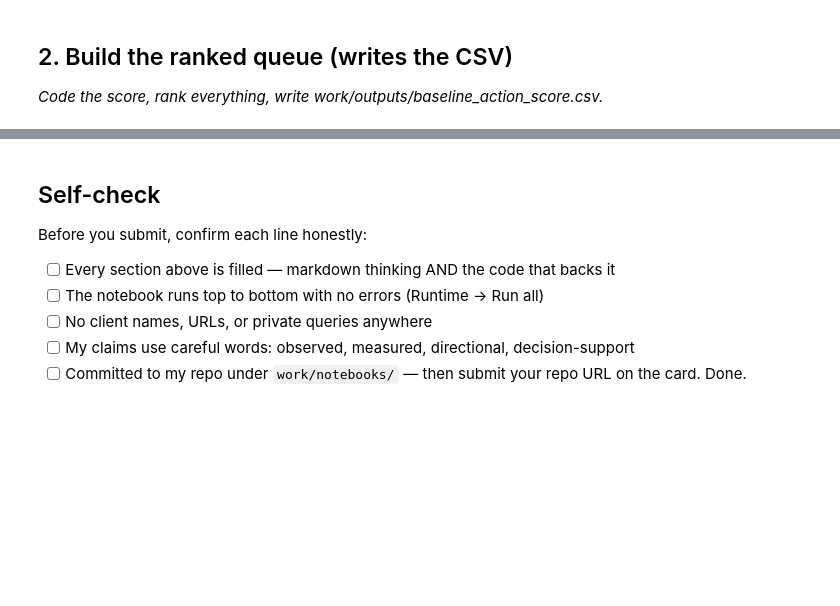
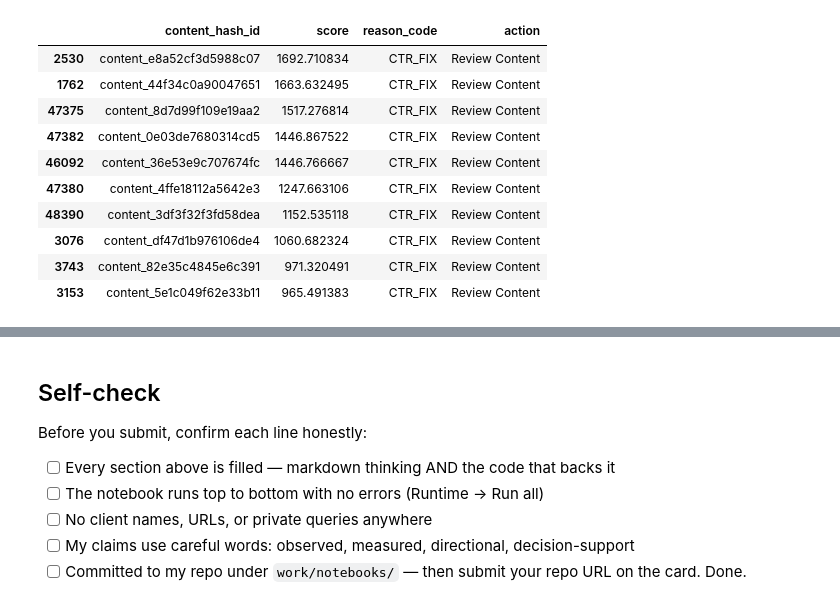
Before and after one commit to Syed-Hunain-Naqvi/Flyrank-Internship, a Jupyter notebook: work/notebooks/w04_baseline_score.ipynb, the cells around one changed output, grey strips where cells are left out. Saved outputs shown, nothing was run; the diff lists cells and outputs as text; code cells hidden in the pictures; blank space fills up the shorter version.

```diff
--- a/work/notebooks/w04_baseline_score.ipynb
+++ b/work/notebooks/w04_baseline_score.ipynb
@@ -13,7 +205,23 @@ This skeleton is yours to fill. Work the sections **in order** — each one has
 # %%
 # This cell is for CODE (numbers, a query, a check).
 # Write your text answer in the cell ABOVE this one — typing sentences here breaks Run All.
+top10 = df.head(10)
+
+top10[[
+    "content_hash_id",
+    "score",
+    "reason_code",
+    "action"
+]]
+# %% [output]
+|  | content_hash_id | score | reason_code | action |
+| 2530 | content_e8a52cf3d5988c07 | 1692.710834 | CTR_FIX | Review Content |
+| 1762 | content_44f34c0a90047651 | 1663.632495 | CTR_FIX | Review Content |
+| 47375 | content_8d7d99f109e19aa2 | 1517.276814 | CTR_FIX | Review Content |
+| 47382 | content_0e03de7680314cd5 | 1446.867522 | CTR_FIX | Review Content |
+| 46092 | content_36e53e9c707674fc | 1446.766667 | CTR_FIX | Review Content |
+| 47380 | content_4ffe18112a5642e3 | 1247.663106 | CTR_FIX | Review Content |
+| 48390 | content_3df3f32f3fd58dea | 1152.535118 | CTR_FIX | Review Content |
+| 3076 | content_df47d1b976106de4 | 1060.682324 | CTR_FIX | Review Content |
+| 3743 | content_82e35c4845e6c391 | 971.320491 | CTR_FIX | Review Content |
+| 3153 | content_5e1c049f62e33b11 | 965.491383 | CTR_FIX | Review Content |
-# %% [markdown]
-## 2. Build the ranked queue (writes the CSV)
-
-*Code the score, rank everything, write work/outputs/baseline_action_score.csv.*
```
Also changed, not shown: parts of 14 cells of this notebook.
